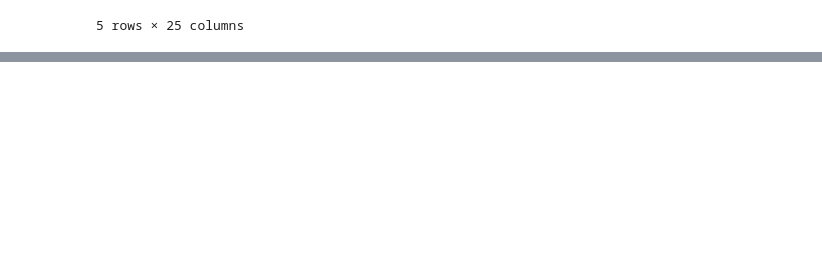
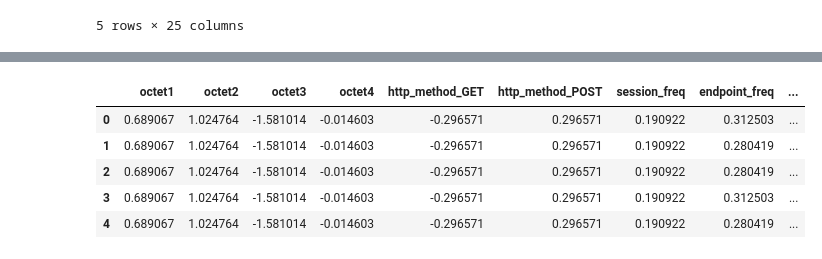
Before and after one commit to MatveyOreshkinn/Minor, a Jupyter notebook: ЛР1.ipynb, the cells around one changed output, grey strips where cells are left out. Saved outputs shown, nothing was run; the diff lists cells and outputs as text; code cells hidden in the pictures; blank space fills up the shorter version.

```diff
--- a/ЛР1.ipynb
+++ b/ЛР1.ipynb
@@ -224,0 +261,19 @@ df.head()
+# %%
+X = df_scaled[features_to_scale]
+
+inertia = []
+k_range = range(1, 15)
+
+for k in k_range:
+    kmeans = KMeans(n_clusters=k, random_state=42, n_init=10)
+    kmeans.fit(X)
+    inertia.append(kmeans.inertia_)
+
+
+plt.figure(figsize=(10, 6))
+plt.plot(k_range, inertia, 'bo-')
+plt.xlabel('Number of clusters (k)')
+plt.ylabel('Inertia')
+plt.title('Elbow Method')
+plt.grid(True)
+plt.show()
@@ -224,0 +282,14 @@ df.head()
+# %%
+# оптимальное число кластеров 2
+
+kmeans = KMeans(n_clusters=2, random_state=42, n_init=10)
+
+kmeans.fit(X)
+X.head()
+# %% [output]
+|  | octet1 | octet2 | octet3 | octet4 | http_method_GET | http_method_POST | session_freq | endpoint_freq | ... |
+| 0 | 0.689067 | 1.024764 | -1.581014 | -0.014603 | -0.296571 | 0.296571 | 0.190922 | 0.312503 | ... |
+| 1 | 0.689067 | 1.024764 | -1.581014 | -0.014603 | -0.296571 | 0.296571 | 0.190922 | 0.280419 | ... |
+| 2 | 0.689067 | 1.024764 | -1.581014 | -0.014603 | -0.296571 | 0.296571 | 0.190922 | 0.280419 | ... |
+| 3 | 0.689067 | 1.024764 | -1.581014 | -0.014603 | -0.296571 | 0.296571 | 0.190922 | 0.312503 | ... |
+| 4 | 0.689067 | 1.024764 | -1.581014 | -0.014603 | -0.296571 | 0.296571 | 0.190922 | 0.280419 | ... |
```
Also changed, not shown: parts of 6 cells of this notebook.
